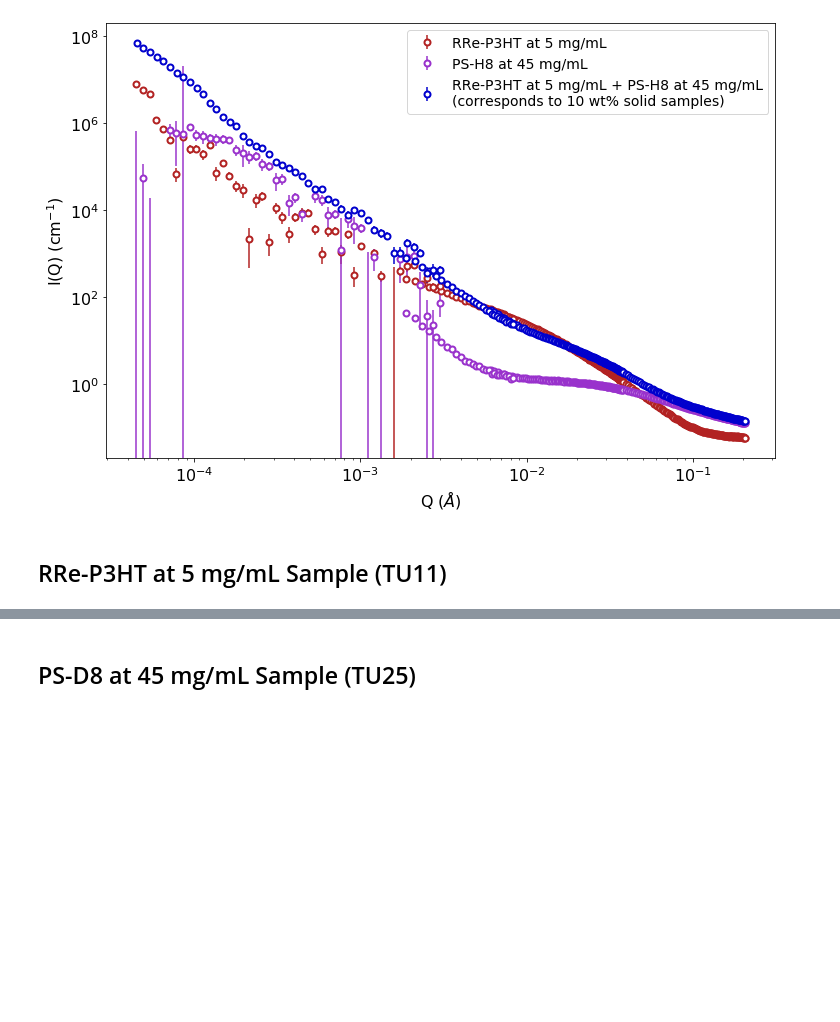
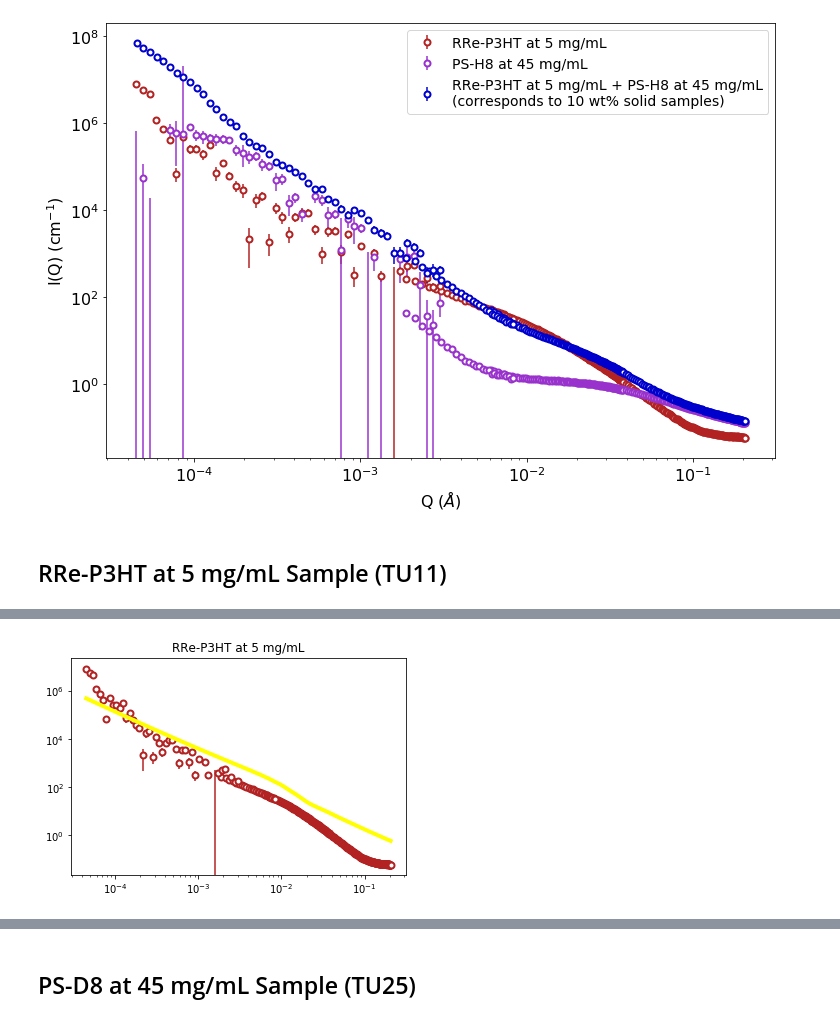
Before and after one commit to pozzo-research-group/c-wolf-blends-morphology, a Jupyter notebook: sans/Liquid_Samples/Fitting_RReP3HT_PS_Toluene.ipynb, the cells around one changed output, grey strips where cells are left out. Drawn from its saved outputs; the diff is of its cells as text; code cells hidden in the pictures; blank space fills up the shorter version.

Commit message:
working on fitting solution samples

```diff
--- a/sans/Liquid_Samples/Fitting_RReP3HT_PS_Toluene.ipynb
+++ b/sans/Liquid_Samples/Fitting_RReP3HT_PS_Toluene.ipynb
@@ -165,0 +166,81 @@ plt.show()
+# %%
+key = 'TU11'
+kernel = load_model("cylinder+polymer_excl_volume+power_law")
+
+# loading the data
+sans_load = sans_data[key]
+sans_load.dx = sans_load.dx-sans_load.dx # removing smearing from sans segment
+usans = usans_data[key]
+
+#mask = np.where(sans_load.x>0.001)
+sans = sasmodels.data.Data1D(x=np.concatenate((sans_load.x[mask],usans.x)),y=np.concatenate((sans_load.y[mask],usans.y)),dy=np.concatenate((sans_load.dy[mask],usans.dy)))
+#sans.mask = np.where((sans.x>0))
+
+# initial parameter values
+
+scale = Parameter(0.005/1.1, name='scale')
+background = Parameter(np.average(sans.y[np.where(sans.x>0.2)]), name='background')
+
+A_scale = Parameter(0.5, name = 'cylinder scale').range(0,1)
+
+A_radius = Parameter(150,limits=[0,inf], name =  'cylinder radius').range(0,300)
+A_radius_pd = Parameter(0.1, name =  'cylinder radius pd')
+A_radius_pd_n = Parameter(200, name =  'cylinder radius pd n')
+A_radius_pd_nsigma = Parameter(8, name =  ' cylinder radius pd nsigma')
+
+A_length = Parameter(100000,limits=[0,inf], name =  'cylinder length').range(0,inf)
+A_length_pd = Parameter(0, name =  'cylinder length')
+A_length_pd_n = Parameter(200, name =  ' cylinder length pd n')
+A_length_pd_nsigma = Parameter(8, name = ' cylinder length pd nsigma')
+
+B_rg = Parameter(50,name='free chains rg').range(0,200)
+B_porod_exp = Parameter(3,name='free chains porod exp')
+
+sld = Parameter(slds[cps[key]])
+sld_solvent = Parameter(slds[solvent_names[key]])
+
+B_scale=(1-A_scale)*(sld.value-sld_solvent.value)**2
+#B_scale = Parameter(0)
+
+C_scale = Parameter(10,name='power law scale').range(0,inf)
+#C_scale = Parameter(0)
+C_power=Parameter(5/3,name='power law exp').range(1,4)
+
+# setting up the combined model for fitting
+sans_model = Model(
+    model=kernel,
+    scale=scale,
+    background=background,
+    A_scale=A_scale,
+    A_radius=A_radius,
+    A_radius_pd_type='lognormal',
+    A_radius_pd = A_radius_pd,
+    A_radius_pd_nsigma = A_radius_pd_nsigma,
+    A_length=A_length,
+    A_length_pd_type='lognormal',
+    A_length_pd = A_length_pd,
+    A_length_pd_nsigma = A_length_pd_nsigma,
+    A_sld=sld,
+    A_sld_solvent=sld_solvent,
+    B_scale=B_scale,
+    B_rg=B_rg,
+    B_porod_exp=B_porod_exp,
+    C_scale=C_scale,
+    C_power=C_power,
+)
+
+
+sans_experiment=Experiment(data=sans, model=sans_model)
+problem=FitProblem(sans_experiment)
+result=fit(problem, method='lm',verbose=True)
+
+plt.errorbar(sans_load.x,sans_load.y,yerr=sans_load.dy,fmt='o',color=colors[key],mew=2,mfc='white')
+plt.errorbar(usans.x,usans.y,yerr=usans.dy,fmt='o',color=colors[key],mew=2,mfc='white')
+
+sort_mask = np.argsort(sans.x)
+plt.errorbar(sans.x[sort_mask],problem.fitness.theory()[sort_mask],fmt='-',linewidth=4,color='yellow')
+plt.title(names[key])
+
+plt.xscale('log')
+plt.yscale('log')
+# %% [output]
@@ -166 +256,2 @@ plt.show()
+[figure, added]
 # %%
```
Also changed, not shown: parts of 14 cells of this notebook.
